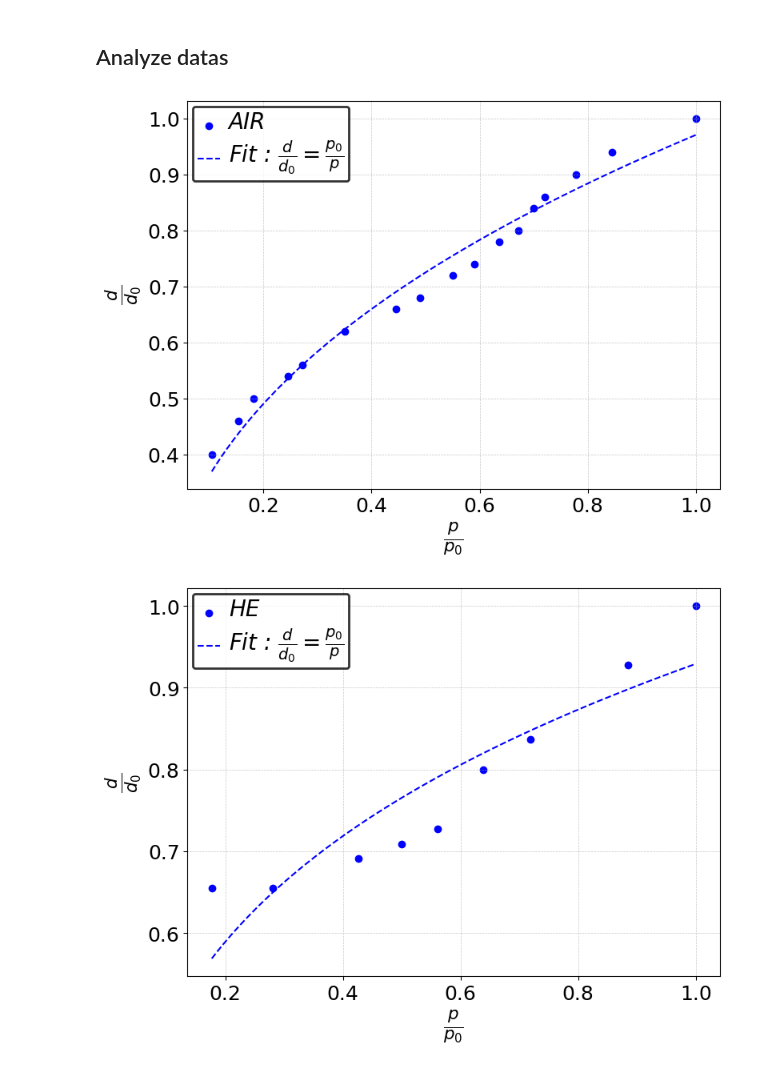
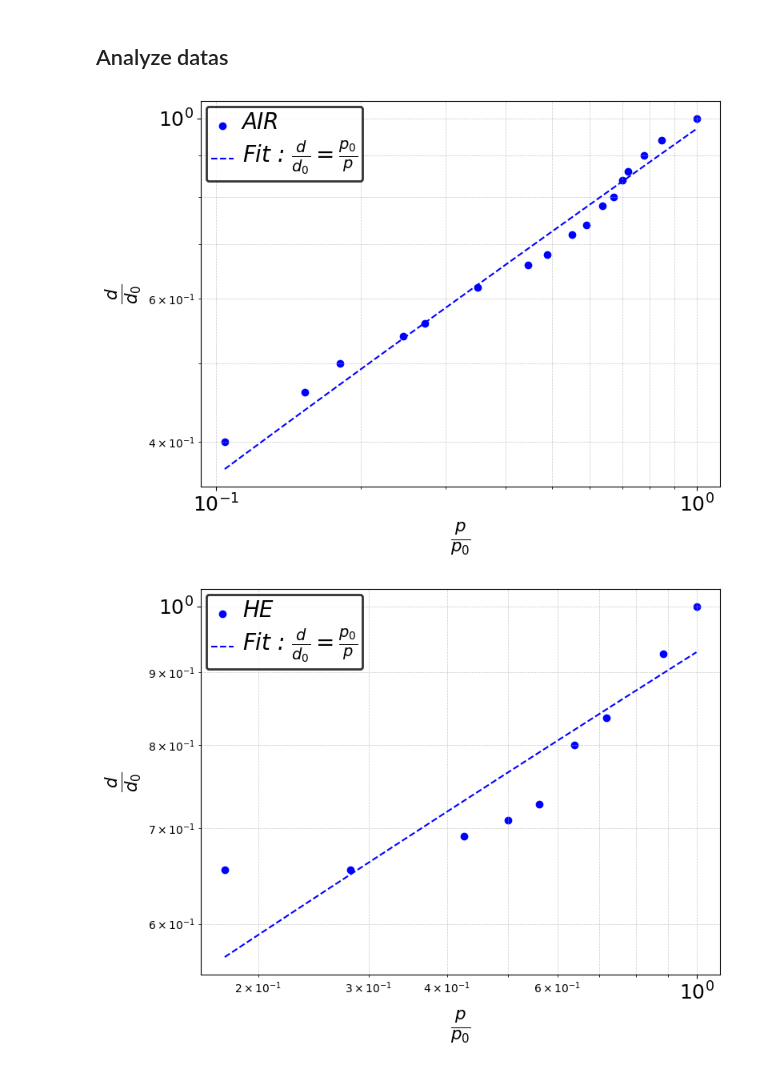
Before and after one commit to ferocitoo/TP3, a Jupyter notebook: TP_Plasma/Striations.ipynb, the cells around one changed output. Saved outputs shown, nothing was run; the diff lists cells and outputs as text; code cells hidden in the pictures.

```diff
--- a/TP_Plasma/Striations.ipynb
+++ b/TP_Plasma/Striations.ipynb
@@ -64,32 +64,36 @@ def fit(p,m,c):
 
 colors = ['blue', 'red', 'black', 'green']
 
 for g in range(len(Gases)):
     ax, fig =u.create_figure_and_apply_format((8, 6), xlabel=r"$\frac{p}{p_0}$", ylabel=r"$\frac{d}{d_0}$")
 
     p = ps[g]
     d = ds[g]
 
     ax.scatter(p, d, color='blue', label=Gases[g])
+    ax.grid(axis="both")
+    ax.set_xscale('log')
+    ax.set_yscale('log')
+
 
 
     popt, pcov = curve_fit(fit, p, d,p0=[1e-1,40])
 
     p_fit = np.linspace(min(p), max(p), 100)
     d_fit = np.zeros(len(p_fit))
 
     for i in range(len(p_fit)):
         d_fit[i] = fit(p_fit[i], *popt)
 
 
     ax.plot(p_fit, d_fit, color='blue', linestyle='--', label=r'Fit : $\frac{d}{d_0} = \frac{p_0}{p}$')
 
 
 
     u.set_legend_properties(ax, loc="upper left")
     plt.grid(True, which="both", linestyle="--", linewidth=0.5, alpha=0.7)
 
     plt.show()
 # %% [output]
-[figure, old version]
+[figure, new version]
-[figure, old version]
+[figure, new version]
```
Also changed, not shown: parts of 1 cell of this notebook.
